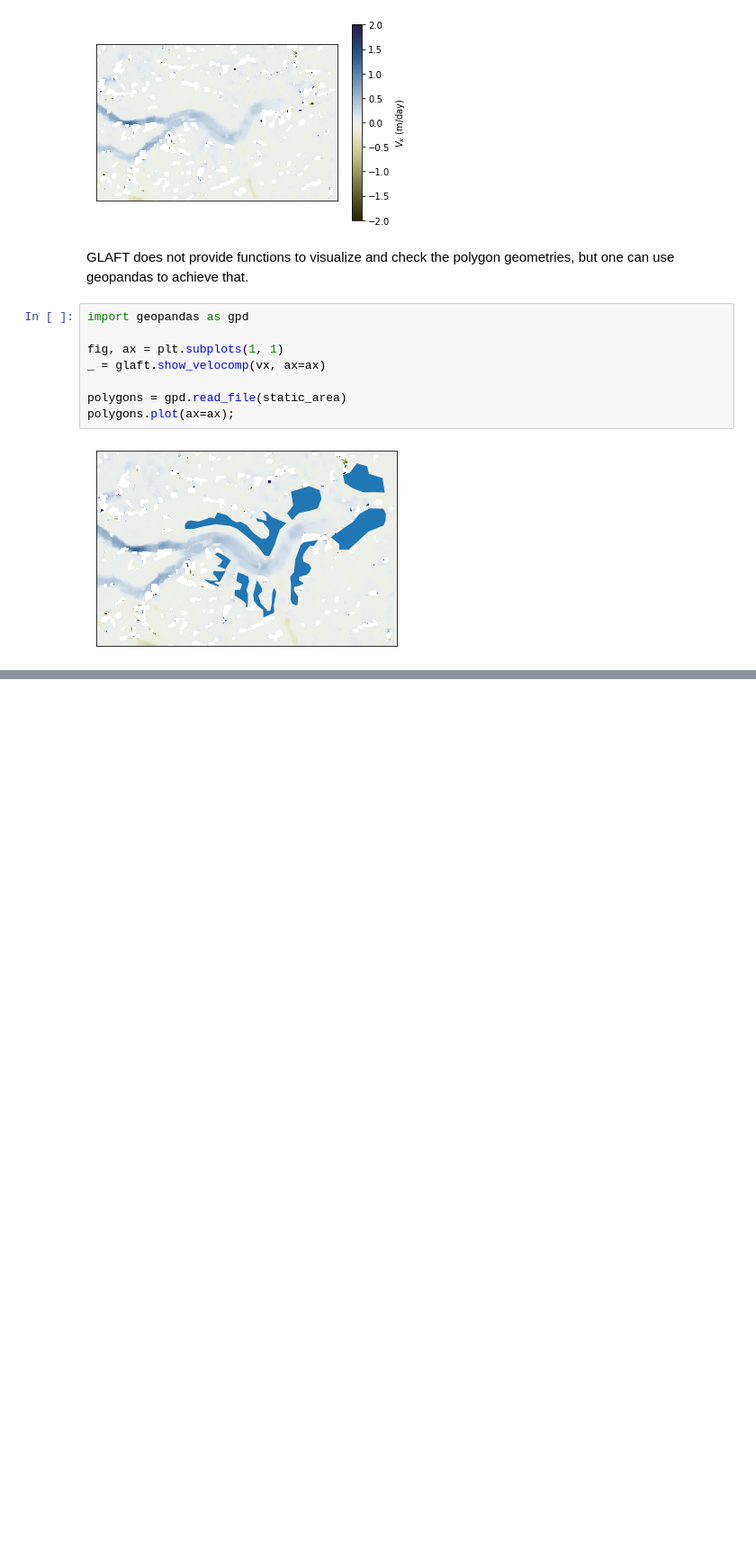
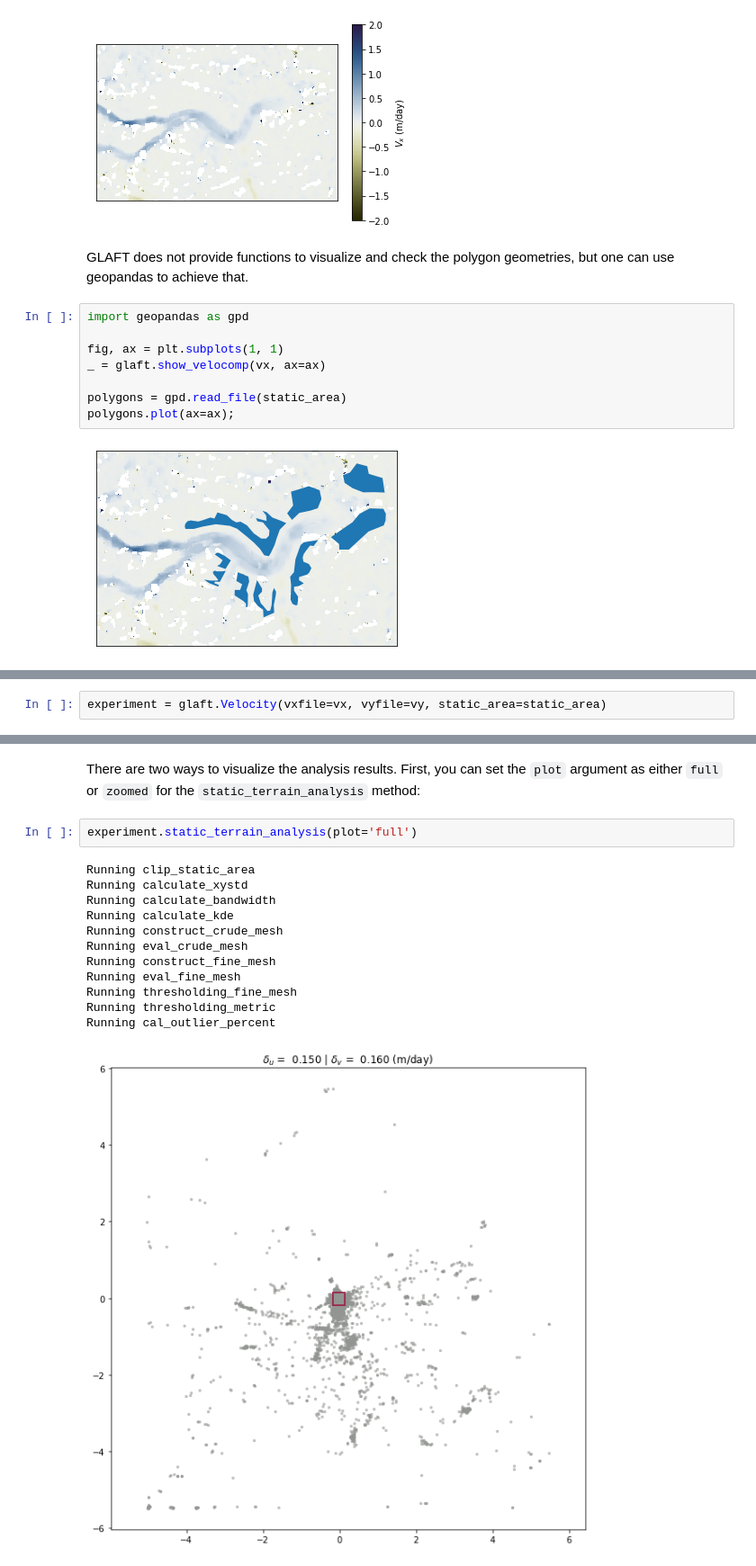
Before and after one commit to whyjz/GLAFT, a Jupyter notebook: doc/quickstart.ipynb, the cells around one changed output, grey strips where cells are left out. Shown: that part at 90% size. Saved outputs shown, nothing was run; the diff lists cells and outputs as text; blank space fills up the shorter version.

```diff
--- a/doc/quickstart.ipynb
+++ b/doc/quickstart.ipynb
@@ -64,0 +66,2 @@ To calculate metrics, we first construct a `glaft.Velocity` object with all nece
+# %%
+experiment = glaft.Velocity(vxfile=vx, vyfile=vy, static_area=static_area)
@@ -64,0 +98,17 @@ To calculate metrics, we first construct a `glaft.Velocity` object with all nece
+# %% [markdown]
+There are two ways to visualize the analysis results. First, you can set the `plot` argument as either `full` or `zoomed` for the `static_terrain_analysis` method:
+# %%
+experiment.static_terrain_analysis(plot='full')
+# %% [output]
+Running clip_static_area
+Running calculate_xystd
+Running calculate_bandwidth
+Running calculate_kde
+Running construct_crude_mesh
+Running eval_crude_mesh
+Running construct_fine_mesh
+Running eval_fine_mesh
+Running thresholding_fine_mesh
+Running thresholding_metric
+Running cal_outlier_percent
+[figure, added]
```
Also changed, not shown: parts of 20 cells of this notebook.
